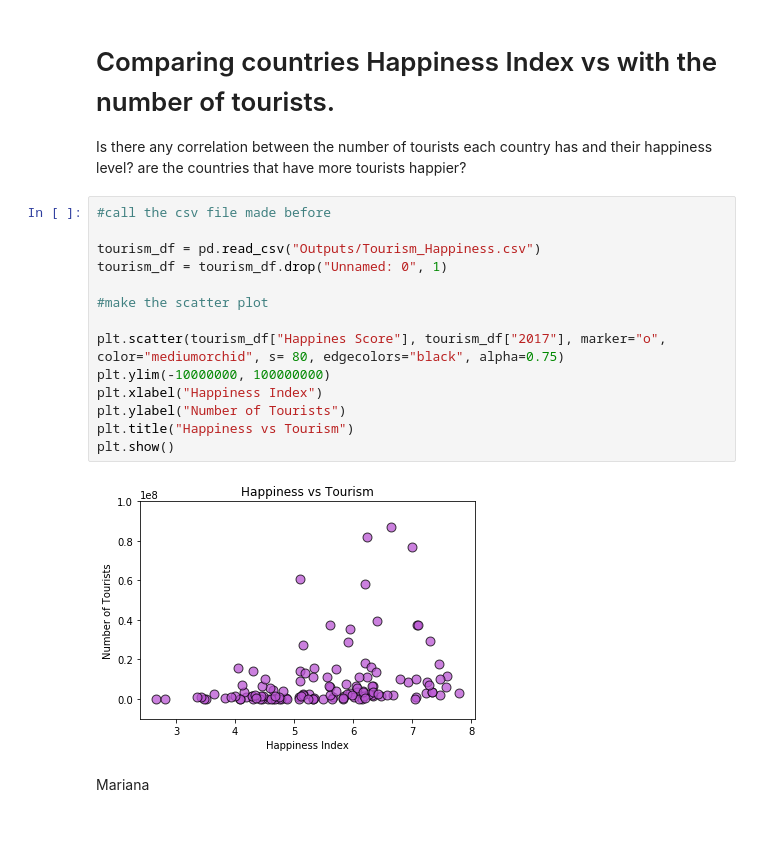
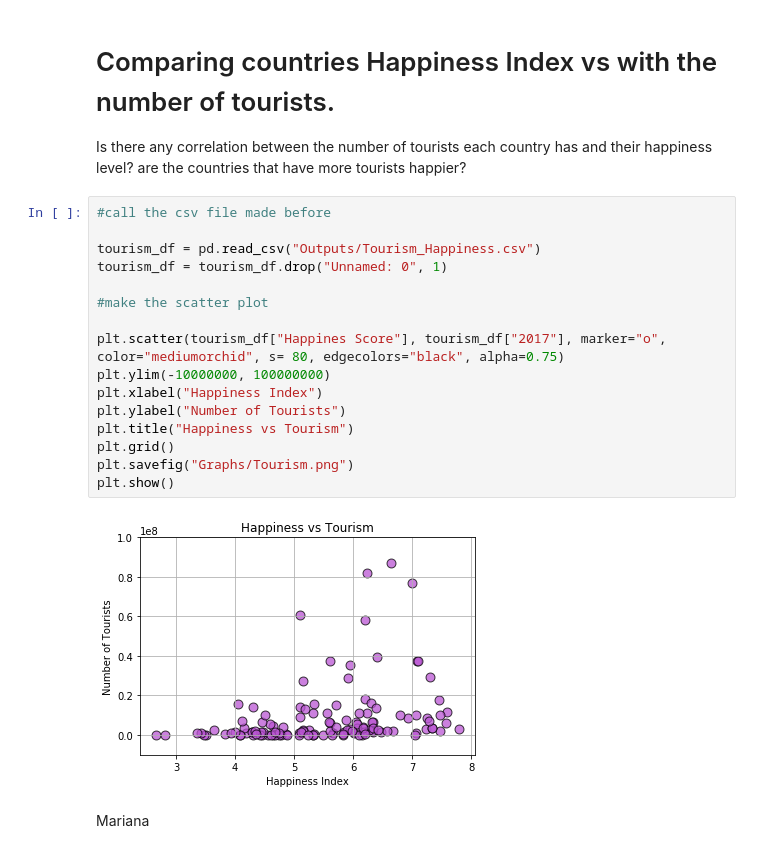
Before and after one commit to spastranas/GroupProject, a Jupyter notebook: Final .ipynb, the cells around one changed output. Cells and saved outputs as stored; diff of their text form.

```diff
--- a/Final .ipynb
+++ b/Final .ipynb
@@ -135,19 +135,21 @@ Is there any correlation between the number of tourists each country has and the
 # %%
 #call the csv file made before
 
 tourism_df = pd.read_csv("Outputs/Tourism_Happiness.csv")
 tourism_df = tourism_df.drop("Unnamed: 0", 1)
 
 #make the scatter plot
 
 plt.scatter(tourism_df["Happines Score"], tourism_df["2017"], marker="o", color="mediumorchid", s= 80, edgecolors="black", alpha=0.75)
 plt.ylim(-10000000, 100000000)
 plt.xlabel("Happiness Index")
 plt.ylabel("Number of Tourists")
 plt.title("Happiness vs Tourism")
+plt.grid()
+plt.savefig("Graphs/Tourism.png")
 plt.show()
 # %% [output]
-[figure, old version]
+[figure, new version]
 # %% [markdown]
 Mariana
 # %% [markdown]
```
Also changed, not shown: 8 other files.
